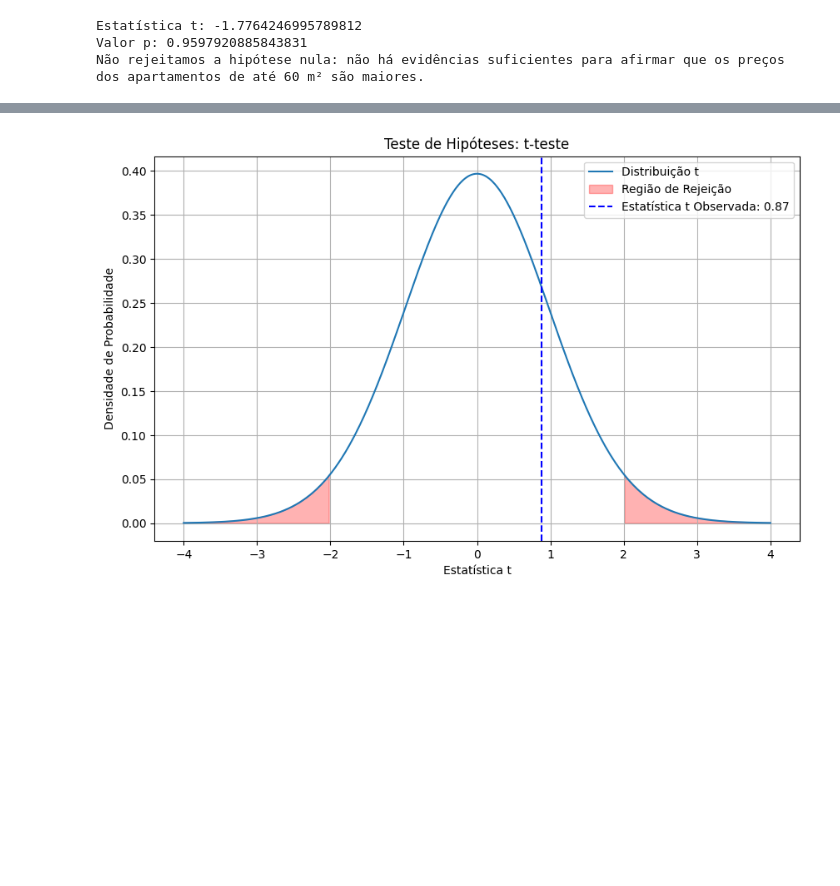
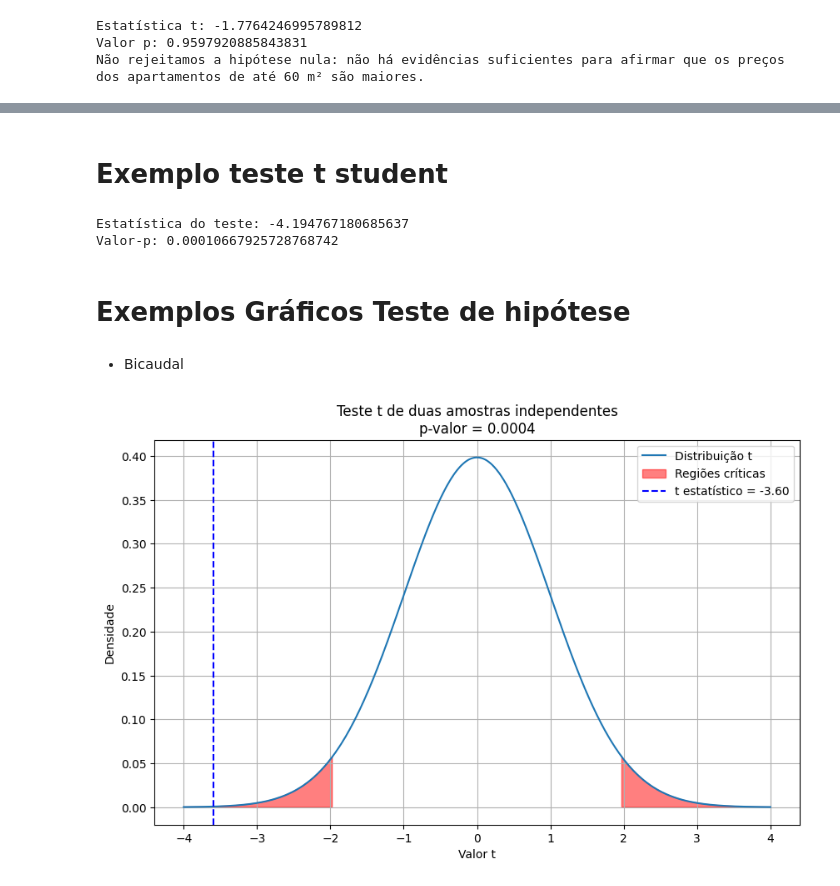
Before and after one commit to rodrigorocha1/extracao_viva_real_selenium, a Jupyter notebook: notebooks_exemplo/visualizacaov2.ipynb, the cells around one changed output, grey strips where cells are left out. Drawn from its saved outputs; the diff is of its cells as text; code cells hidden in the pictures; blank space fills up the shorter version.

Commit message:
remodelando teste

```diff
--- a/notebooks_exemplo/visualizacaov2.ipynb
+++ b/notebooks_exemplo/visualizacaov2.ipynb
@@ -521,33 +534,63 @@ Não rejeitamos a hipótese nula: não há evidências suficientes para afirmar
+# %% [markdown]
+# Exemplo teste t student
+# %%
+bairro = 'Ribeirânia'
+base_temp = base_bairros.query(f'bairro_teste == "{bairro}"')
+base_menor_area = base_temp.query('metragem <= 60').sample(n=27, random_state=101).preco
+base_maior_area = base_temp.query('metragem > 60').sample(n=27, random_state=101).preco
+base_menor_area.shape , base_maior_area.shape
+
+estatistica, p_valor = ttest_ind(base_menor_area, base_maior_area)
+
+print("Estatística do teste:", estatistica)
+print("Valor-p:", p_valor)
+# %% [output]
+Estatística do teste: -4.194767180685637
+Valor-p: 0.00010667925728768742
+# %% [markdown]
+# Exemplos Gráficos Teste de hipótese
+# %% [markdown]
+- Bicaudal
 # %%
 import numpy as np
 import scipy.stats as stats
 import matplotlib.pyplot as plt
 
+# Gerar dados de exemplo
+np.random.seed(0)
+data1 = np.random.normal(loc=5, scale=1, size=100)
+data2 = np.random.normal(loc=5.5, scale=1, size=100)
 
-np.random.seed(0)
-data = np.random.normal(loc=5, scale=2, size=50)
+# Realizar o teste t de duas amostras
+t_statistic, p_value = stats.ttest_ind(data1, data2)
 
-
-mu = 5
+# Parâmetros para o gráfico
+df = len(data1) + len(data2) - 2
 alpha = 0.05
 
-t_stat, p_value = stats.ttest_1samp(data, mu)
+# Gerar a distribuição t
+x = np.linspace(-4, 4, 1000)
+y = stats.t.pdf(x, df)
 
-t_critical = stats.t.ppf(1 - alpha/2, df=len(data)-1)
+# Determinar os valores críticos
+critical_value = stats.t.ppf(1 - alpha/2, df)
 
 # Plotar a distribuição t
-x = np.linspace(-4, 4, 1000)
-y = stats.t.pdf(x, df=len(data)-1)
-
 plt.figure(figsize=(10, 6))
 plt.plot(x, y, label='Distribuição t')
-plt.fill_between(x, y, where=(x >= t_critical) | (x <= -t_critical), color='red', alpha=0.3, label='Região de Rejeição')
-plt.axvline(t_stat, color='blue', linestyle='--', label=f'Estatística t Observada: {t_stat:.2f}')
-plt.title('Teste de Hipóteses: t-teste')
-plt.xlabel('Estatística t')
-plt.ylabel('Densidade de Probabilidade')
+
+# Sombras para as regiões críticas
+plt.fill_between(x, y, where=(x < -critical_value) | (x > critical_value), color='red', alpha=0.5, label='Regiões críticas')
+
+# Linha para o valor t observado
+plt.axvline(x=t_statistic, color='blue', linestyle='--', label=f't estatístico = {t_statistic:.2f}')
+
+# Adicionar legendas e títulos
 plt.legend()
+plt.xlabel('Valor t')
+plt.ylabel('Densidade')
+plt.title(f'Teste t de duas amostras independentes\np-valor = {p_value:.4f}')
 plt.grid(True)
 plt.show()
 # %% [output]
-[figure, old version]
+[figure, new version]
```
Also changed, not shown: parts of 15 cells of this notebook, 2 other files.
